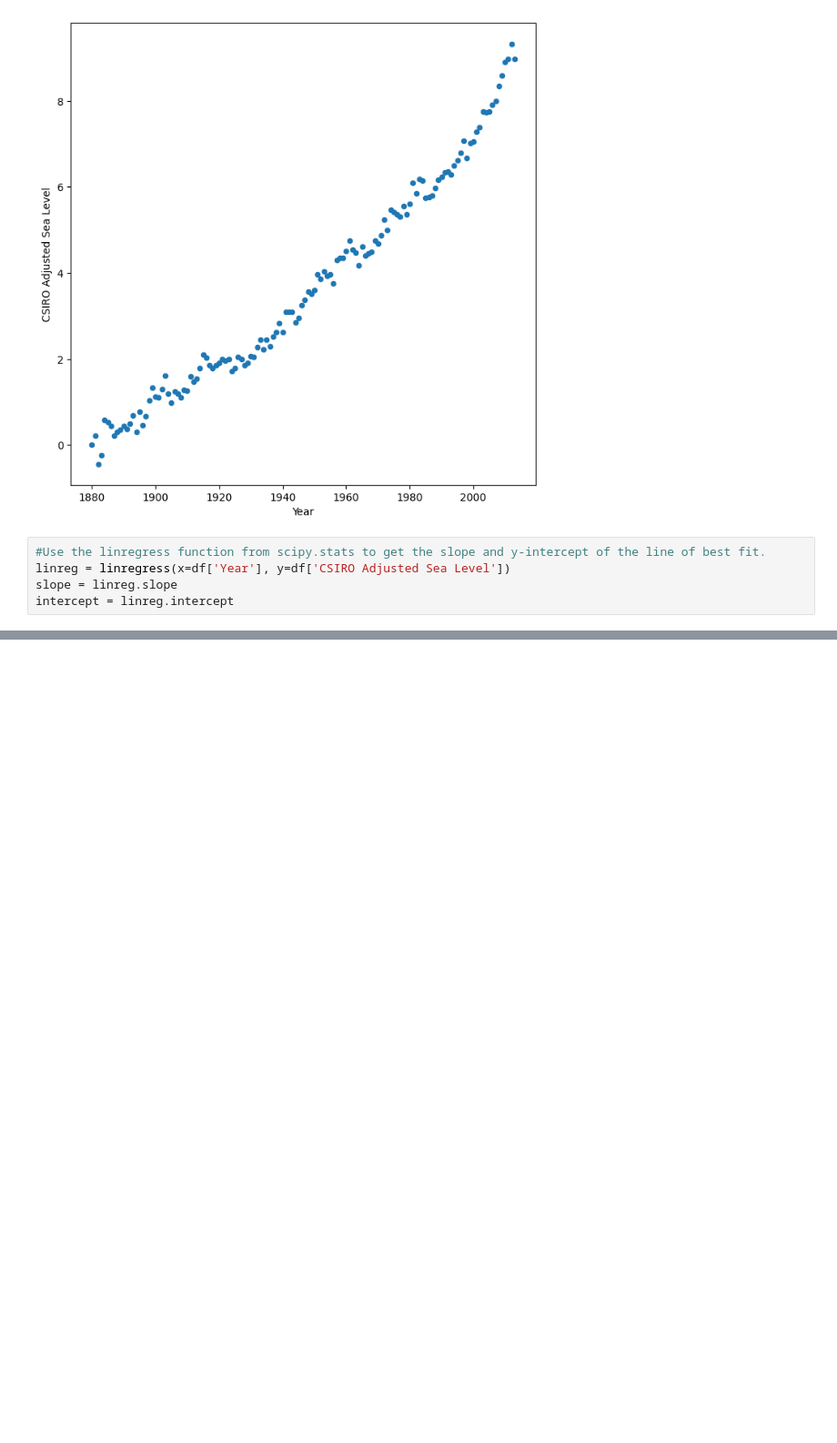
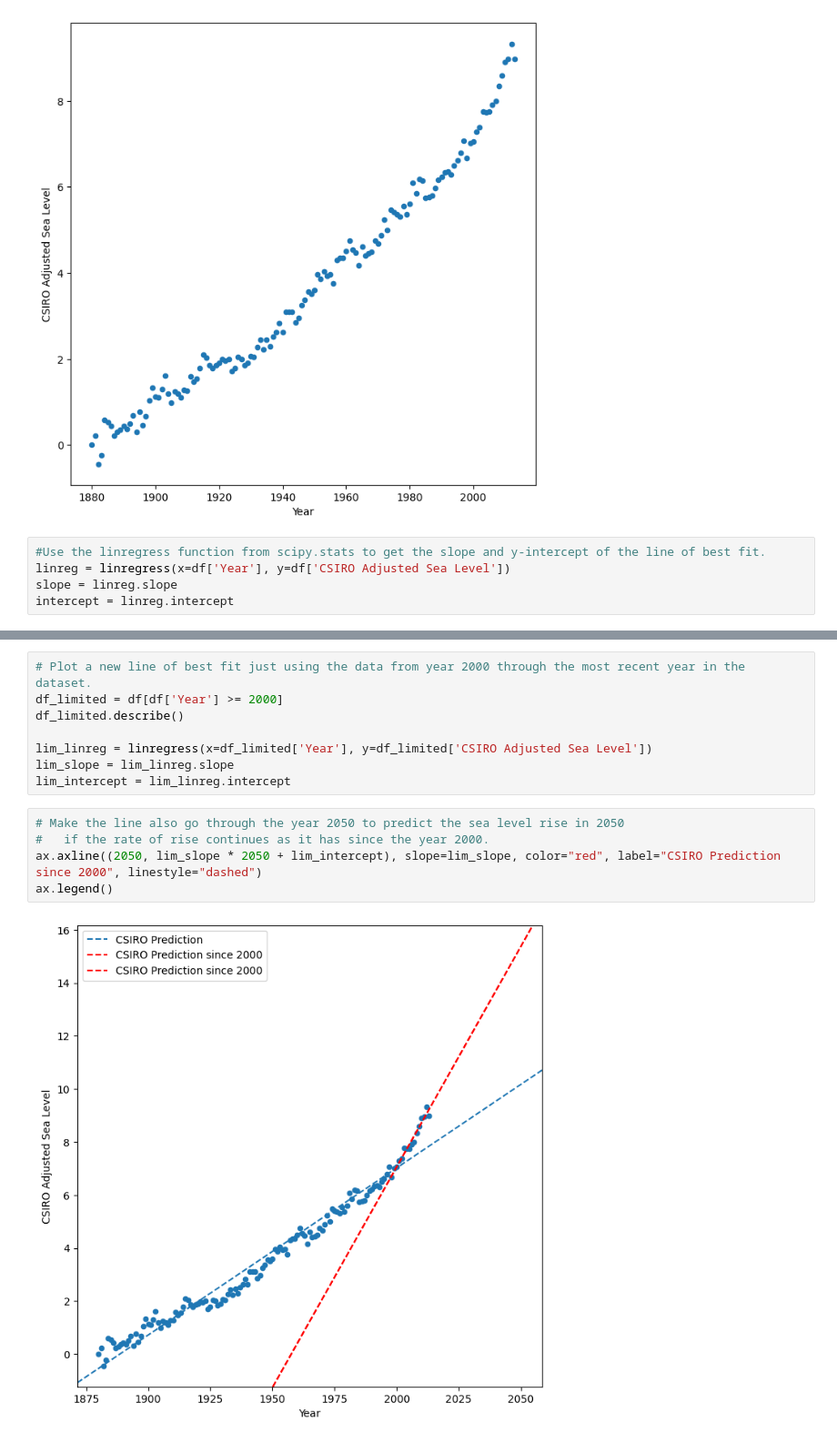
Before and after one commit to paskalwolski/sea-level-predictor, a Jupyter notebook: sea-level-predictor.ipynb, the cells around one changed output, grey strips where cells are left out. Shown at 91% size. Cells and saved outputs as stored; diff of their text form; blank space fills up the shorter version.

Commit message:
Completed Plotting and label Adjustments

```diff
--- a/sea-level-predictor.ipynb
+++ b/sea-level-predictor.ipynb
@@ -35,0 +36,15 @@ fig
+# %%
+# Plot a new line of best fit just using the data from year 2000 through the most recent year in the dataset.
+df_limited = df[df['Year'] >= 2000]
+df_limited.describe()
+
+lim_linreg = linregress(x=df_limited['Year'], y=df_limited['CSIRO Adjusted Sea Level'])
+lim_slope = lim_linreg.slope
+lim_intercept = lim_linreg.intercept
+# %%
+# Make the line also go through the year 2050 to predict the sea level rise in 2050
+#   if the rate of rise continues as it has since the year 2000.
+ax.axline((2050, lim_slope * 2050 + lim_intercept), slope=lim_slope, color="red", label="CSIRO Prediction since 2000", linestyle="dashed")
+ax.legend()
+# %% [output]
+[figure, added]
```
Also changed, not shown: parts of 2 cells of this notebook.
